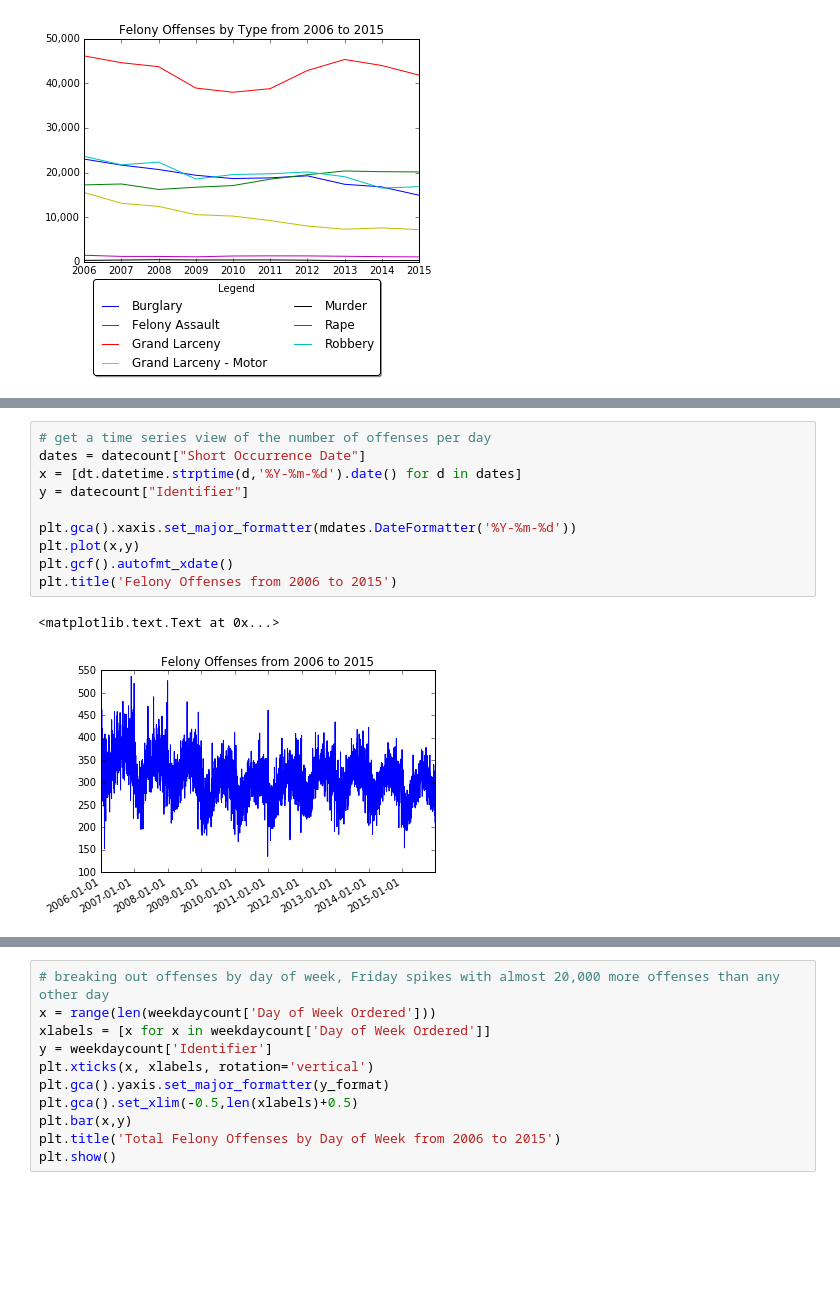
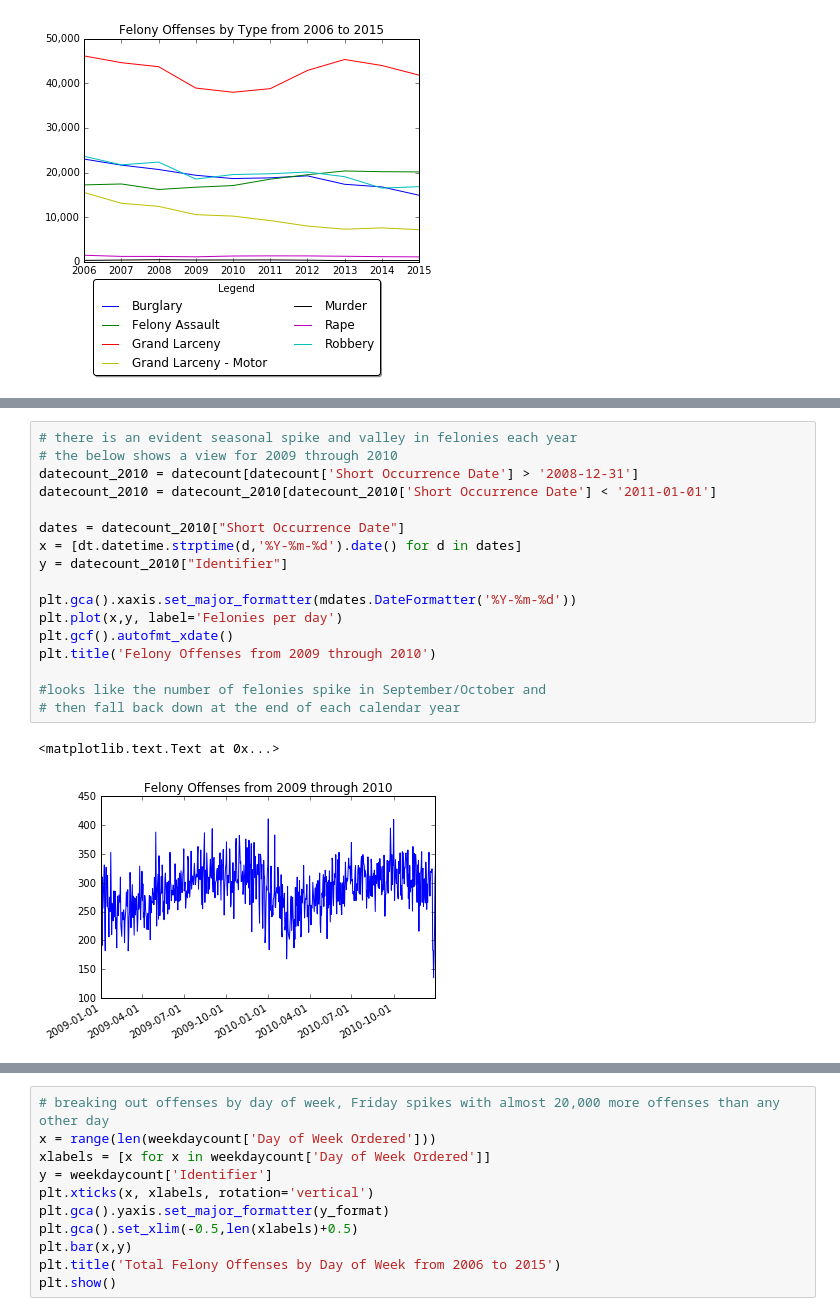
Before and after one commit to mmillervedam/INFOW18_FinalProject, a Jupyter notebook: Final Project Notebook.ipynb, the cells around one changed output, grey strips where cells are left out. Drawn from its saved outputs; the diff is of its cells as text; blank space fills up the shorter version.

Commit message:
more updated plots

```diff
--- a/Final Project Notebook.ipynb
+++ b/Final Project Notebook.ipynb
@@ -283,13 +306,20 @@ plt.show()
 # %%
-# get a time series view of the number of offenses per day
-dates = datecount["Short Occurrence Date"]
+# there is an evident seasonal spike and valley in felonies each year
+# the below shows a view for 2009 through 2010
+datecount_2010 = datecount[datecount['Short Occurrence Date'] > '2008-12-31']
+datecount_2010 = datecount_2010[datecount_2010['Short Occurrence Date'] < '2011-01-01']
+
+dates = datecount_2010["Short Occurrence Date"]
 x = [dt.datetime.strptime(d,'%Y-%m-%d').date() for d in dates]
-y = datecount["Identifier"]
+y = datecount_2010["Identifier"]
 
 plt.gca().xaxis.set_major_formatter(mdates.DateFormatter('%Y-%m-%d'))
-plt.plot(x,y)
+plt.plot(x,y, label='Felonies per day')
 plt.gcf().autofmt_xdate()
-plt.title('Felony Offenses from 2006 to 2015')
+plt.title('Felony Offenses from 2009 through 2010')
+
+#looks like the number of felonies spike in September/October and
+# then fall back down at the end of each calendar year
 # %% [output]
 <matplotlib.text.Text at 0x...>
-[figure, old version]
+[figure, new version]
```
Also changed, not shown: parts of 15 cells of this notebook.
